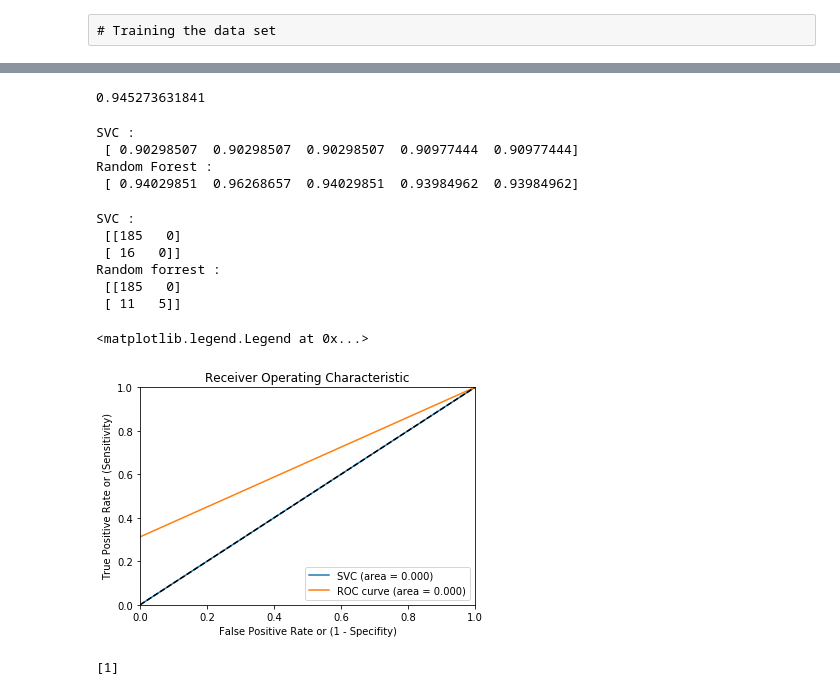
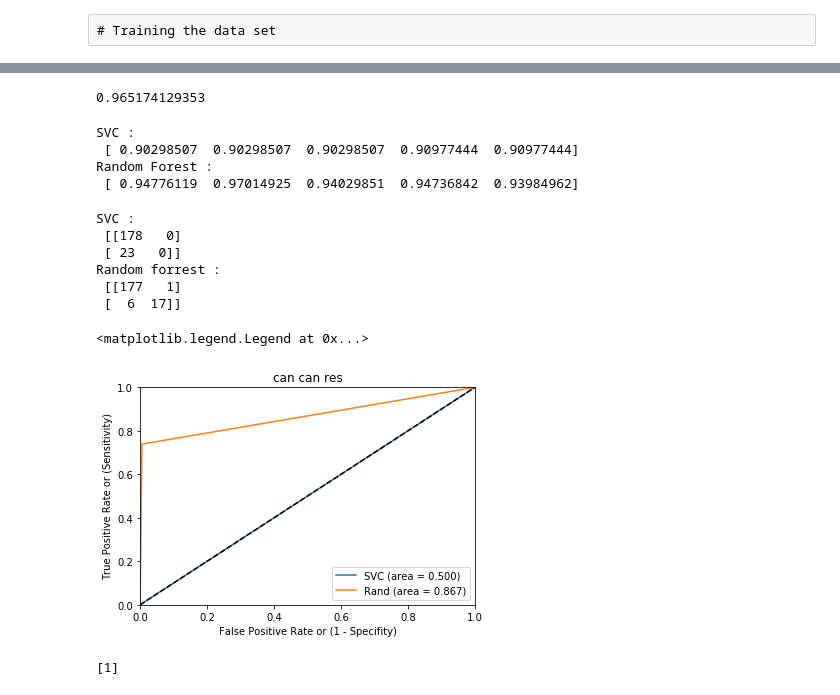
Before and after one commit to BrianPhiri/cervicalCancer, a Jupyter notebook: work.ipynb, the cells around one changed output, grey strips where cells are left out. Cells and saved outputs as stored; diff of their text form; code cells hidden in the pictures.

```diff
--- a/work.ipynb
+++ b/work.ipynb
@@ -125,14 +125,14 @@ print(acc)
 # Random forrest
 from sklearn.ensemble import RandomForestClassifier
 
-rclf = RandomForestClassifier(max_depth=4, random_state=1)
+rclf = RandomForestClassifier(max_depth=6, random_state=1)
 rclf.fit(train[featuers], train.Schiller)
 
 pred_rand = rclf.predict(test[featuers])
 acc = accuracy_score(pred_rand, test.Schiller)
 print(acc)
 # %% [output]
-0.945273631841
+0.965174129353
 # %%
 # Measures
 # %%
@@ -146,7 +146,7 @@ print("Random Forest : \n",cross_val_score(rclf, data[featuers], data.Schiller,
 SVC :
  [ 0.90298507  0.90298507  0.90298507  0.90977444  0.90977444]
 Random Forest :
- [ 0.94029851  0.96268657  0.94029851  0.93984962  0.93984962]
+ [ 0.94776119  0.97014925  0.94029851  0.94736842  0.93984962]
 # %%
 # confusion matrix
 
@@ -161,40 +161,44 @@ y_pred = pred_rand
 print("Random forrest : \n",confusion_matrix(y_true, y_pred))
 # %% [output]
 SVC :
- [[185   0]
- [ 16   0]]
+ [[178   0]
+ [ 23   0]]
 Random forrest :
- [[185   0]
- [ 11   5]]
+ [[177   1]
+ [  6  17]]
 # %%
 # ROC curve
+from sklearn import metrics
 from sklearn.metrics import roc_curve
 from sklearn.metrics import auc
 
 y = test.Schiller
 
 fpr_svc, tpr_svc, thresholds = roc_curve(y, pred_svc)
 fpr_rand, tpr_rand, thresholds = roc_curve(y, pred_rand)
 
-roc_auc_svc = auc(y, pred_svc,True)
-roc_auc_rand = auc(y, pred_rand,True)
+# roc_auc_svc = auc(y, pred_svc,True)
+# roc_auc_rand = auc(y, pred_rand,True)
+
+roc_auc_svc = metrics.auc(fpr_svc, tpr_svc)
+roc_auc_rand = metrics.auc(fpr_rand, tpr_rand)
 
 # Plot the graph with matplotlib
 
 %matplotlib inline
 import matplotlib.pyplot as plt
 plt.plot(fpr_svc, tpr_svc, label='SVC (area = %0.3f)' % roc_auc_svc)
-plt.plot(fpr_rand, tpr_rand, label='ROC curve (area = %0.3f)' % roc_auc_rand)
+plt.plot(fpr_rand, tpr_rand, label='Rand (area = %0.3f)' % roc_auc_rand)
 plt.plot([0, 1], [0, 1], 'k--')  # random predictions curve
 plt.xlim([0.0, 1.0])
 plt.ylim([0.0, 1.0])
 plt.xlabel('False Positive Rate or (1 - Specifity)')
 plt.ylabel('True Positive Rate or (Sensitivity)')
-plt.title('Receiver Operating Characteristic')
+plt.title('can can res')
 plt.legend(loc="lower right")
 # %% [output]
 <matplotlib.legend.Legend at 0x...>
-[figure, old version]
+[figure, new version]
 # %%
 # selected the Random forest because it made the most sense.
 from sklearn.externals import joblib
```
Also changed, not shown: parts of 2 cells of this notebook, 5 other files.
